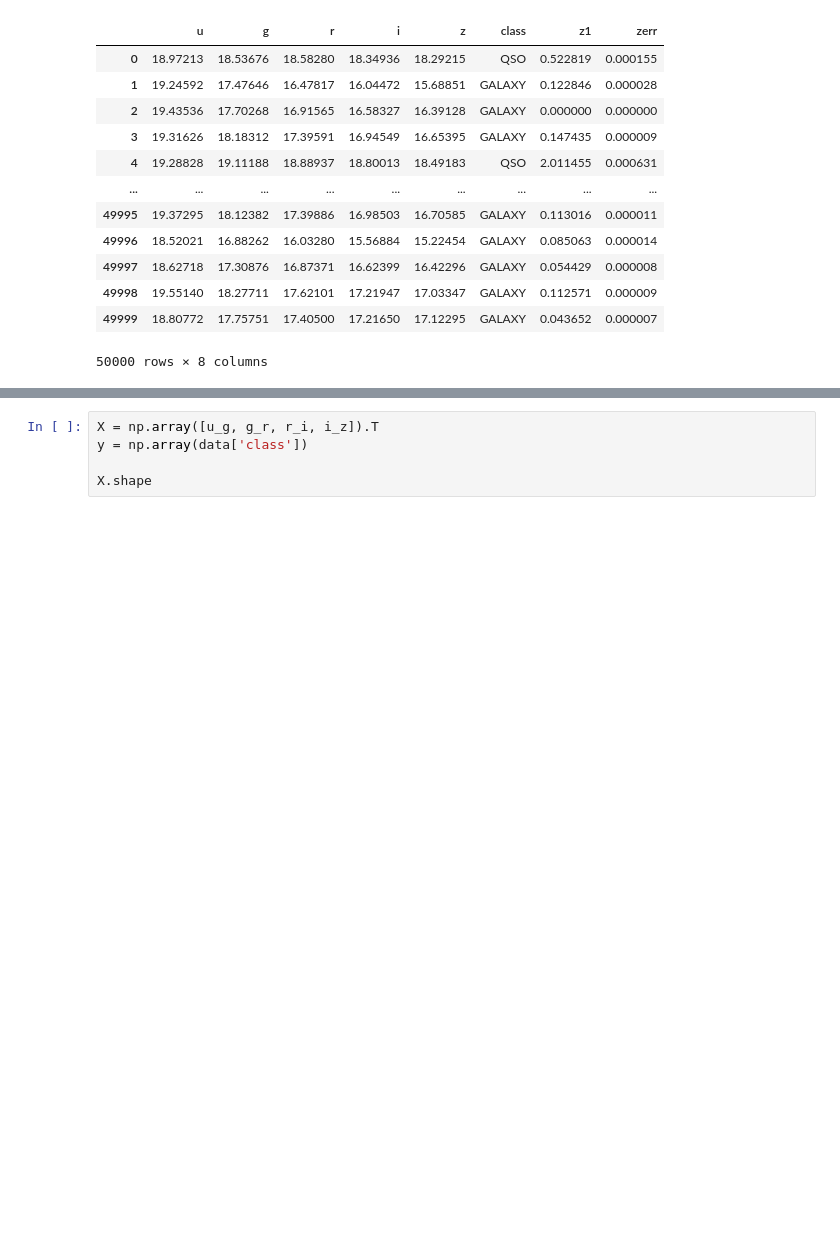
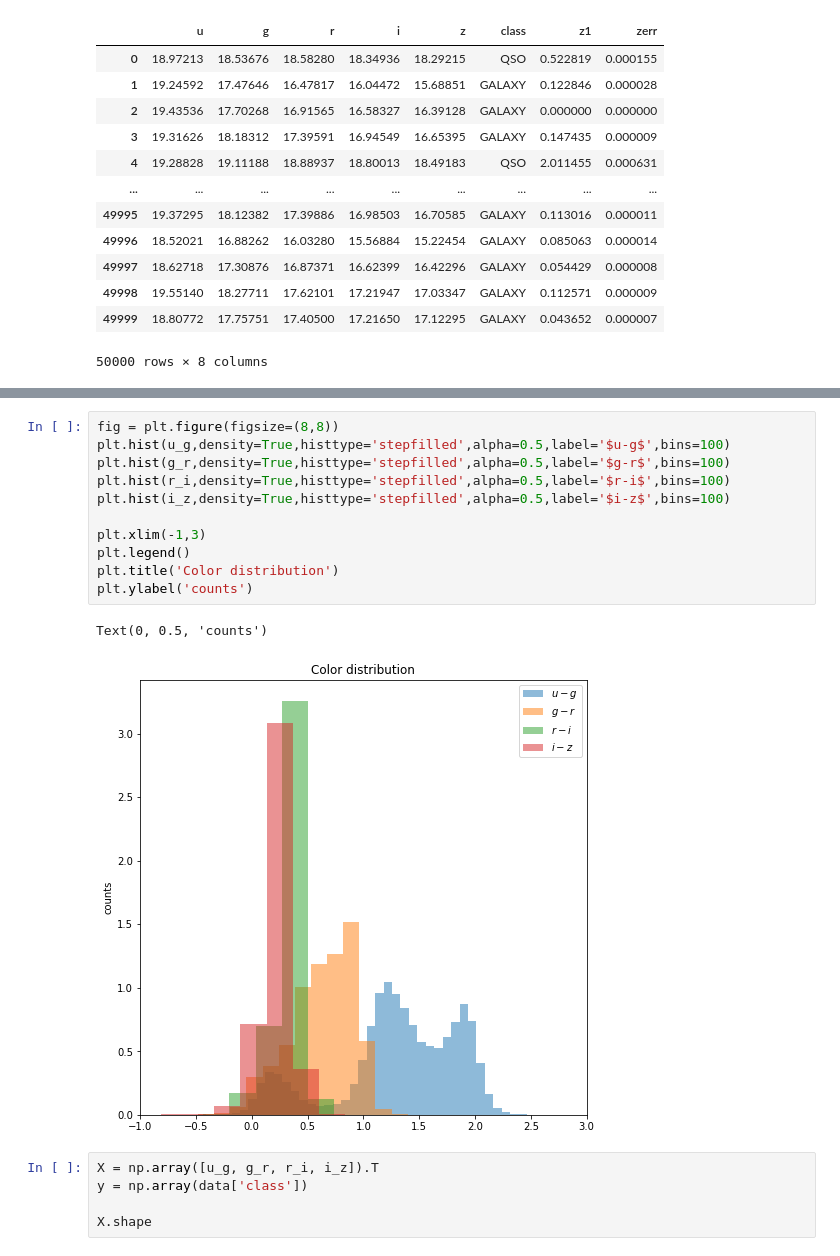
Before and after one commit to ludovicobizzarri/astrostatistics_bicocca_2024, a Jupyter notebook: working/Lesson 19/Galaxies vs Quasars.ipynb, the cells around one changed output, grey strips where cells are left out. Cells and saved outputs as stored; diff of their text form; blank space fills up the shorter version.

```diff
--- a/working/Lesson 19/Galaxies vs Quasars.ipynb
+++ b/working/Lesson 19/Galaxies vs Quasars.ipynb
@@ -150,6 +157,20 @@ data
 | 49998 | 19.55140 | 18.27711 | 17.62101 | 17.21947 | 17.03347 | 0 | 0.112571 | 0.000009 |
 | 49999 | 18.80772 | 17.75751 | 17.40500 | 17.21650 | 17.12295 | 0 | 0.043652 | 0.000007 |
 50000 rows × 8 columns
+# %%
+fig = plt.figure(figsize=(8,8))
+plt.hist(u_g,density=True,histtype='stepfilled',alpha=0.5,label='$u-g$',bins=100)
+plt.hist(g_r,density=True,histtype='stepfilled',alpha=0.5,label='$g-r$',bins=100)
+plt.hist(r_i,density=True,histtype='stepfilled',alpha=0.5,label='$r-i$',bins=100)
+plt.hist(i_z,density=True,histtype='stepfilled',alpha=0.5,label='$i-z$',bins=100)
+
+plt.xlim(-1,3)
+plt.legend()
+plt.title('Color distribution')
+plt.ylabel('counts')
+# %% [output]
+Text(0, 0.5, 'counts')
+[figure, added]
 # %%
 X = np.array([u_g, g_r, r_i, i_z]).T
 y = np.array(data['class'])
```
Also changed, not shown: parts of 62 cells of this notebook.
